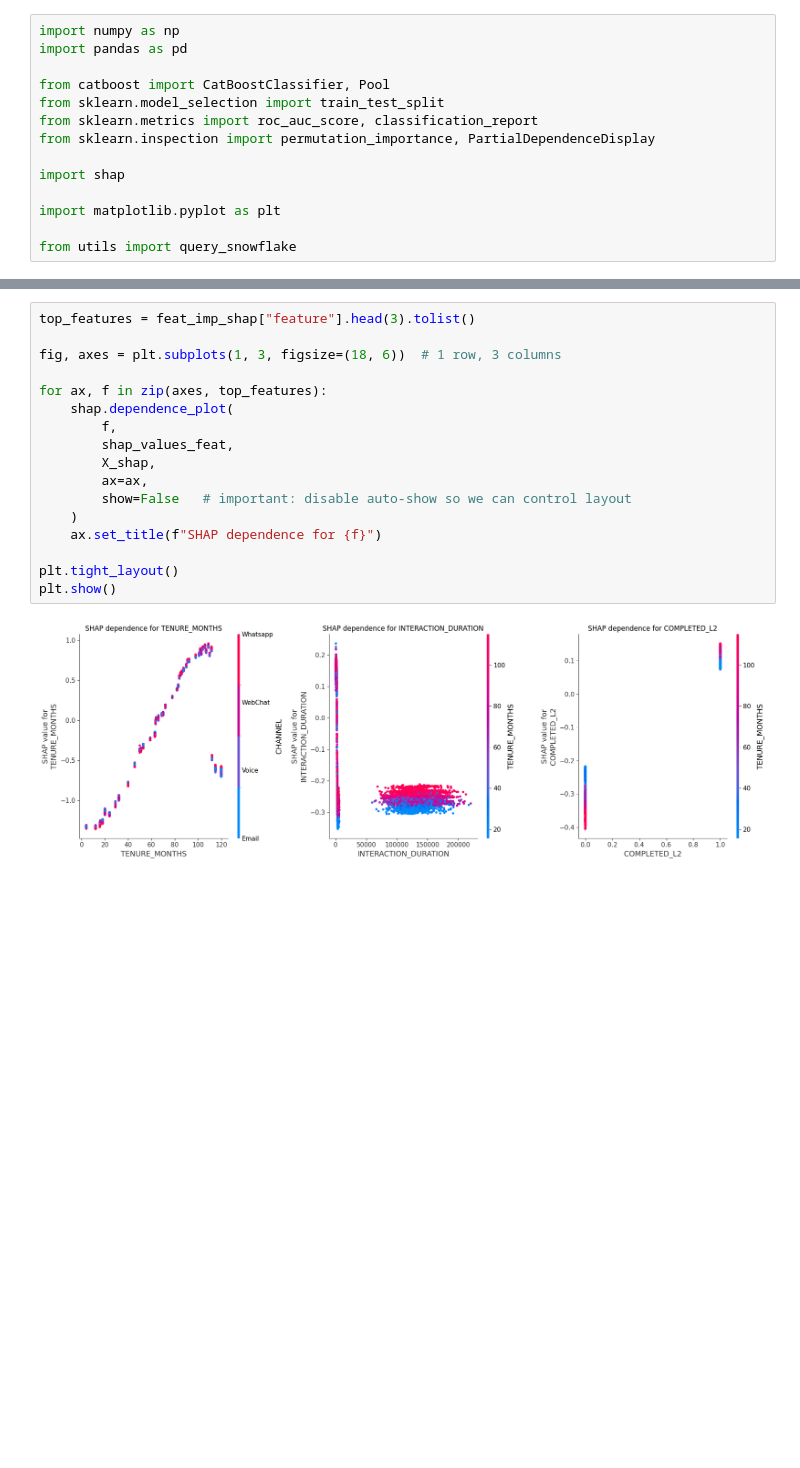
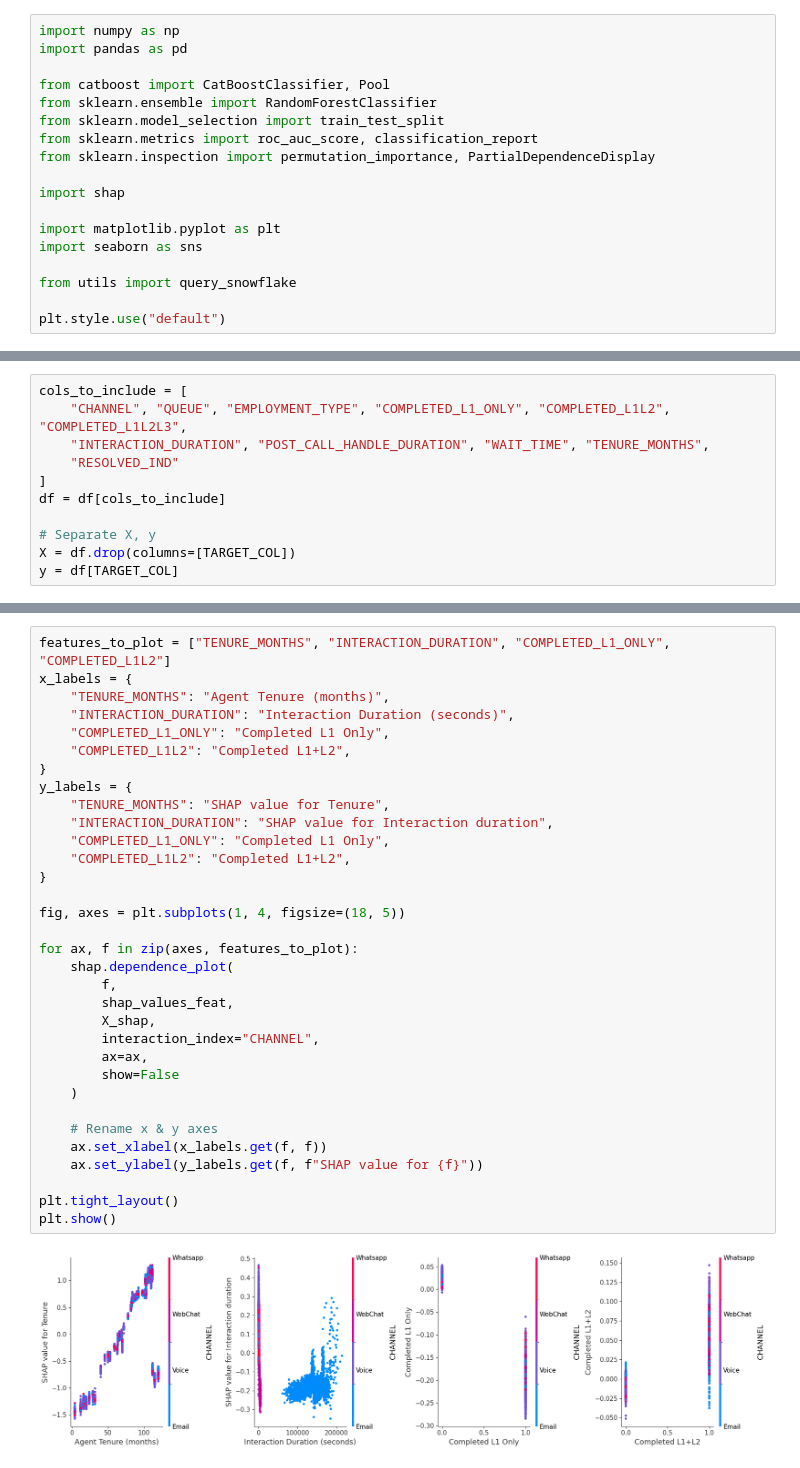
Before and after one commit to ongsterr/skylux-contact-centre-analysis, a Jupyter notebook: resolution_rate_analysis.ipynb, the cells around one changed output, grey strips where cells are left out. Saved outputs shown, nothing was run; the diff lists cells and outputs as text; blank space fills up the shorter version.

```diff
--- a/resolution_rate_analysis.ipynb
+++ b/resolution_rate_analysis.ipynb
@@ -3,6 +3,7 @@ import numpy as np
 import pandas as pd
 
 from catboost import CatBoostClassifier, Pool
+from sklearn.ensemble import RandomForestClassifier
 from sklearn.model_selection import train_test_split
 from sklearn.metrics import roc_auc_score, classification_report
 from sklearn.inspection import permutation_importance, PartialDependenceDisplay
@@ -10,6 +11,9 @@ from sklearn.inspection import permutation_importance, PartialDependenceDisplay
 import shap
 
 import matplotlib.pyplot as plt
+import seaborn as sns
 
 from utils import query_snowflake
+
+plt.style.use("default")
 # %% [markdown]
@@ -26,0 +47,11 @@ This multi-method approach provides a stable driver identification even with mix
+# %%
+cols_to_include = [
+    "CHANNEL", "QUEUE", "EMPLOYMENT_TYPE", "COMPLETED_L1_ONLY", "COMPLETED_L1L2", "COMPLETED_L1L2L3",
+    "INTERACTION_DURATION", "POST_CALL_HANDLE_DURATION", "WAIT_TIME", "TENURE_MONTHS",
+    "RESOLVED_IND"
+]
+df = df[cols_to_include]
+
+# Separate X, y
+X = df.drop(columns=[TARGET_COL])
+y = df[TARGET_COL]
@@ -224,20 +558,36 @@ feat_imp_shap
 # %%
-top_features = feat_imp_shap["feature"].head(3).tolist()
+features_to_plot = ["TENURE_MONTHS", "INTERACTION_DURATION", "COMPLETED_L1_ONLY", "COMPLETED_L1L2"]
+x_labels = {
+    "TENURE_MONTHS": "Agent Tenure (months)",
+    "INTERACTION_DURATION": "Interaction Duration (seconds)",
+    "COMPLETED_L1_ONLY": "Completed L1 Only",
+    "COMPLETED_L1L2": "Completed L1+L2",
+}
+y_labels = {
+    "TENURE_MONTHS": "SHAP value for Tenure",
+    "INTERACTION_DURATION": "SHAP value for Interaction duration",
+    "COMPLETED_L1_ONLY": "Completed L1 Only",
+    "COMPLETED_L1L2": "Completed L1+L2",
+}
 
-fig, axes = plt.subplots(1, 3, figsize=(18, 6))  # 1 row, 3 columns
+fig, axes = plt.subplots(1, 4, figsize=(18, 5))
 
-for ax, f in zip(axes, top_features):
+for ax, f in zip(axes, features_to_plot):
     shap.dependence_plot(
         f,
         shap_values_feat,
         X_shap,
+        interaction_index="CHANNEL",
         ax=ax,
-        show=False   # important: disable auto-show so we can control layout
+        show=False
     )
-    ax.set_title(f"SHAP dependence for {f}")
+
+    # Rename x & y axes
+    ax.set_xlabel(x_labels.get(f, f))
+    ax.set_ylabel(y_labels.get(f, f"SHAP value for {f}"))
 
 plt.tight_layout()
 plt.show()
 # %% [output]
-[figure, old version]
+[figure, new version]
 # %%
```
Also changed, not shown: parts of 21 cells of this notebook, 1 other file.
